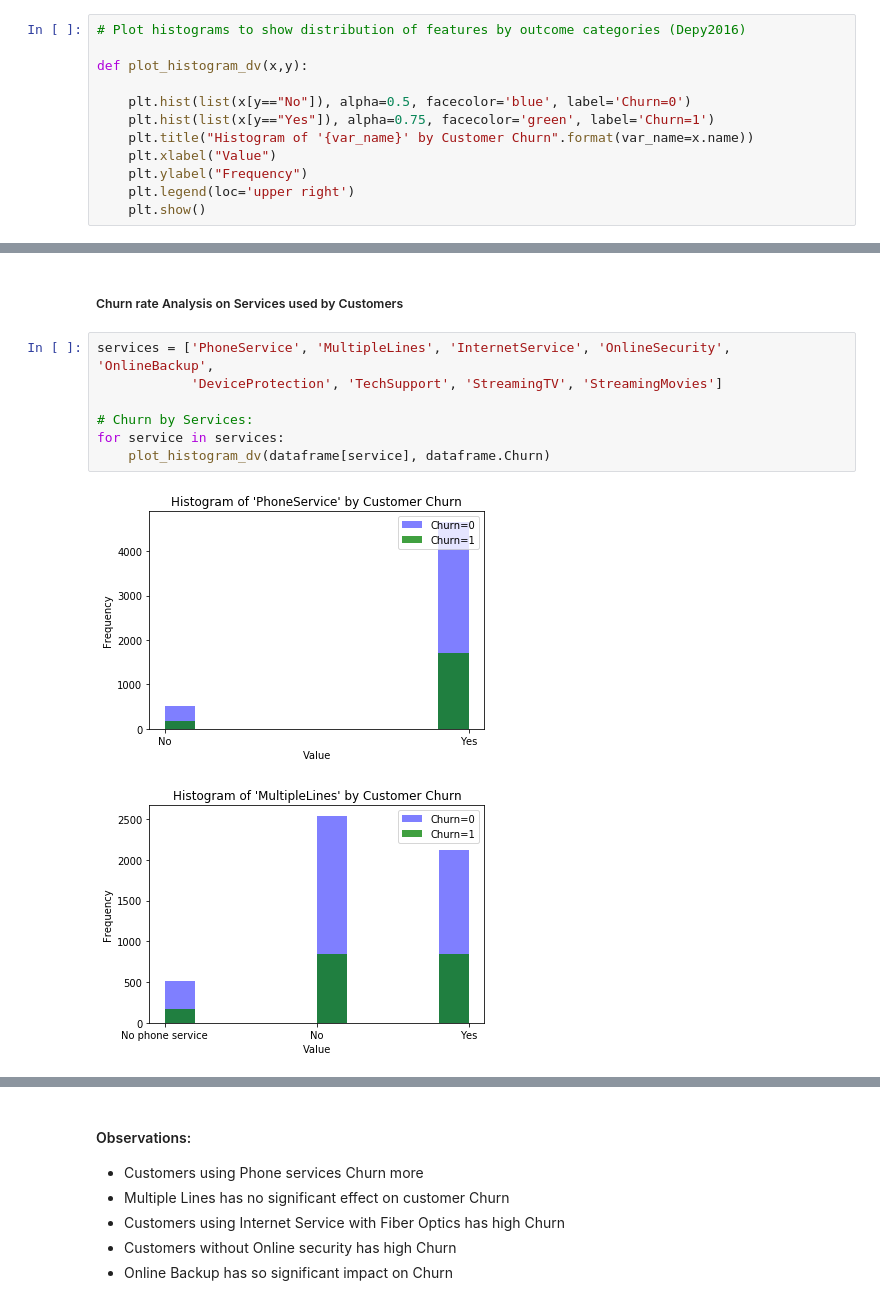
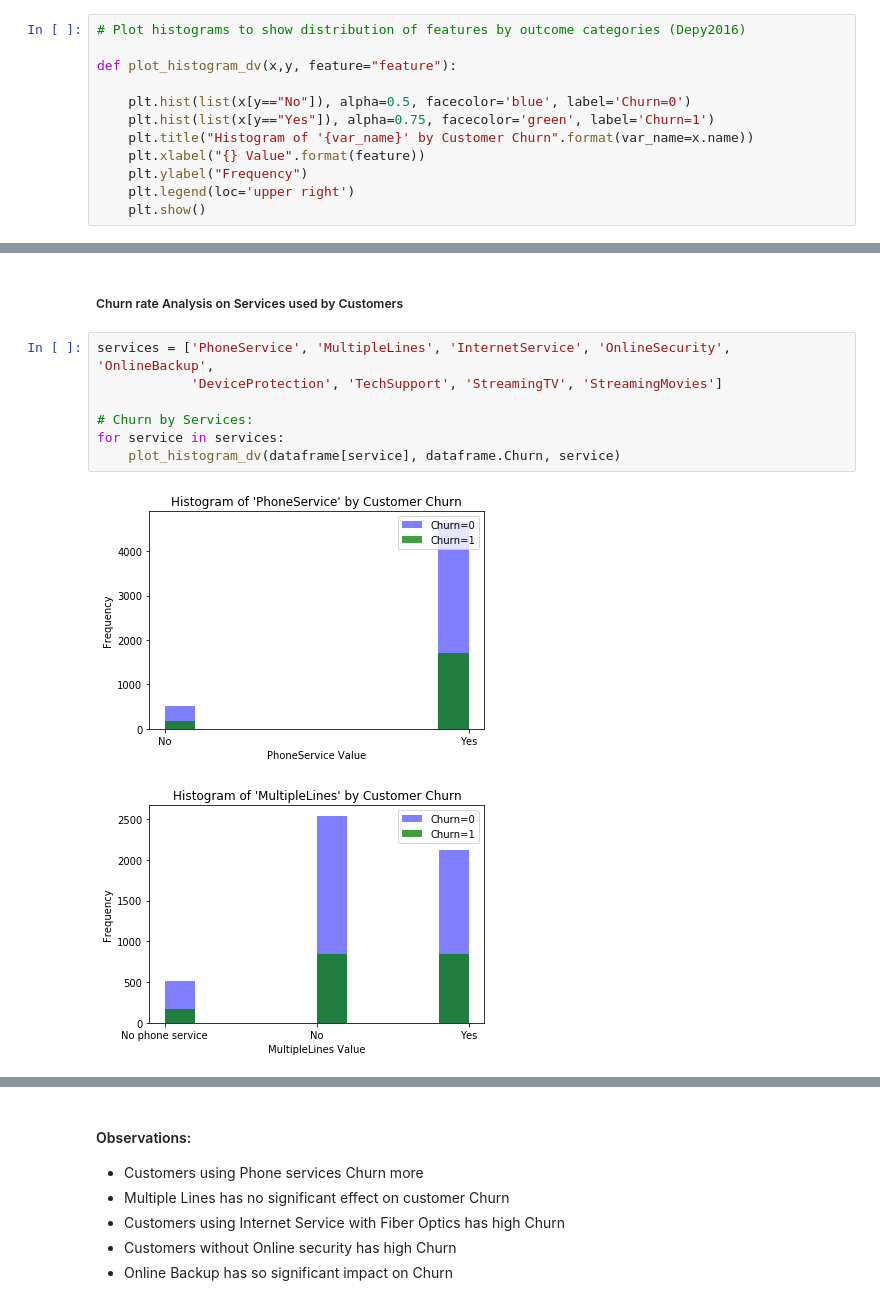
Before and after one commit to vipulpopat/MSCAI_CE4021_Project, a Jupyter notebook: Etivity_18195067.ipynb, the cells around one changed output, grey strips where cells are left out. Drawn from its saved outputs; the diff is of its cells as text.

```diff
--- a/Etivity_18195067.ipynb
+++ b/Etivity_18195067.ipynb
@@ -154,12 +199,12 @@ Index(['customerID', 'gender', 'SeniorCitizen', 'Partner', 'Dependents',
 # %%
 # Plot histograms to show distribution of features by outcome categories (Depy2016)
 
-def plot_histogram_dv(x,y):
+def plot_histogram_dv(x,y, feature="feature"):
 
     plt.hist(list(x[y=="No"]), alpha=0.5, facecolor='blue', label='Churn=0')
     plt.hist(list(x[y=="Yes"]), alpha=0.75, facecolor='green', label='Churn=1')
     plt.title("Histogram of '{var_name}' by Customer Churn".format(var_name=x.name))
-    plt.xlabel("Value")
+    plt.xlabel("{} Value".format(feature))
     plt.ylabel("Frequency")
     plt.legend(loc='upper right')
     plt.show()
@@ -185,10 +230,10 @@ for demo in demographic_info:
 # %%
 services = ['PhoneService', 'MultipleLines', 'InternetService', 'OnlineSecurity', 'OnlineBackup',
             'DeviceProtection', 'TechSupport', 'StreamingTV', 'StreamingMovies']
 
 # Churn by Services:
 for service in services:
-    plot_histogram_dv(dataframe[service], dataframe.Churn)
+    plot_histogram_dv(dataframe[service], dataframe.Churn, service)
 # %% [output]
-[figure, old version]
+[figure, new version]
-[figure, old version]
+[figure, new version]
```
Also changed, not shown: parts of 41 cells of this notebook.
